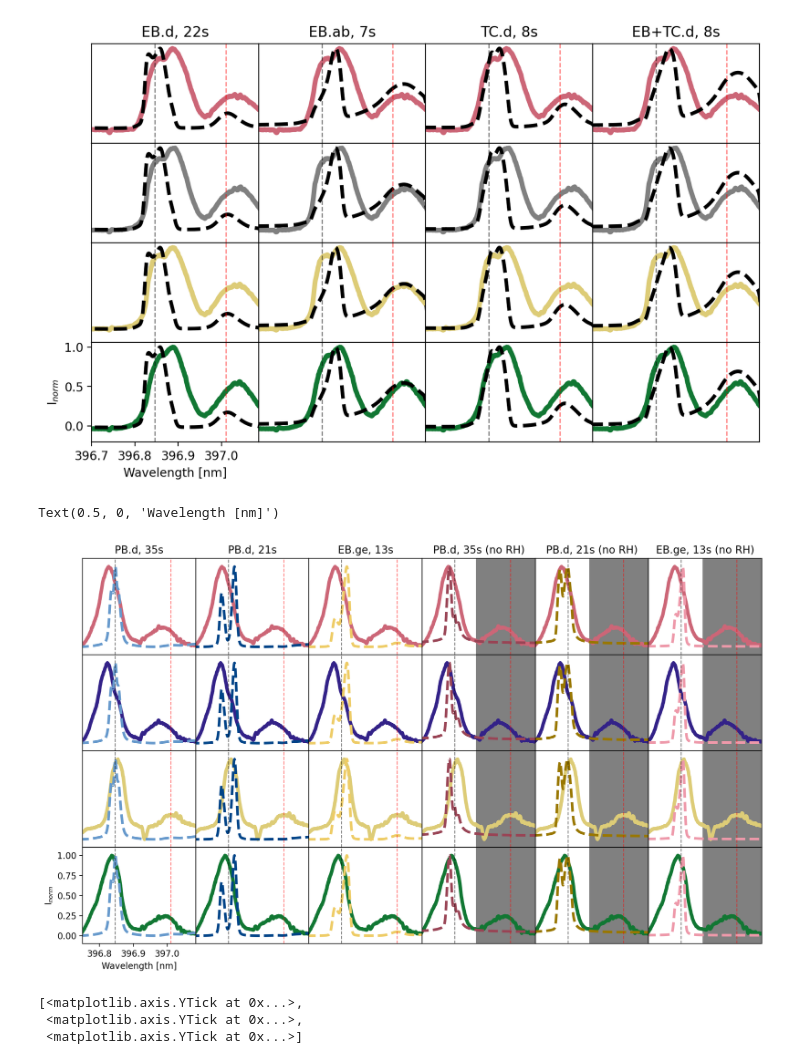
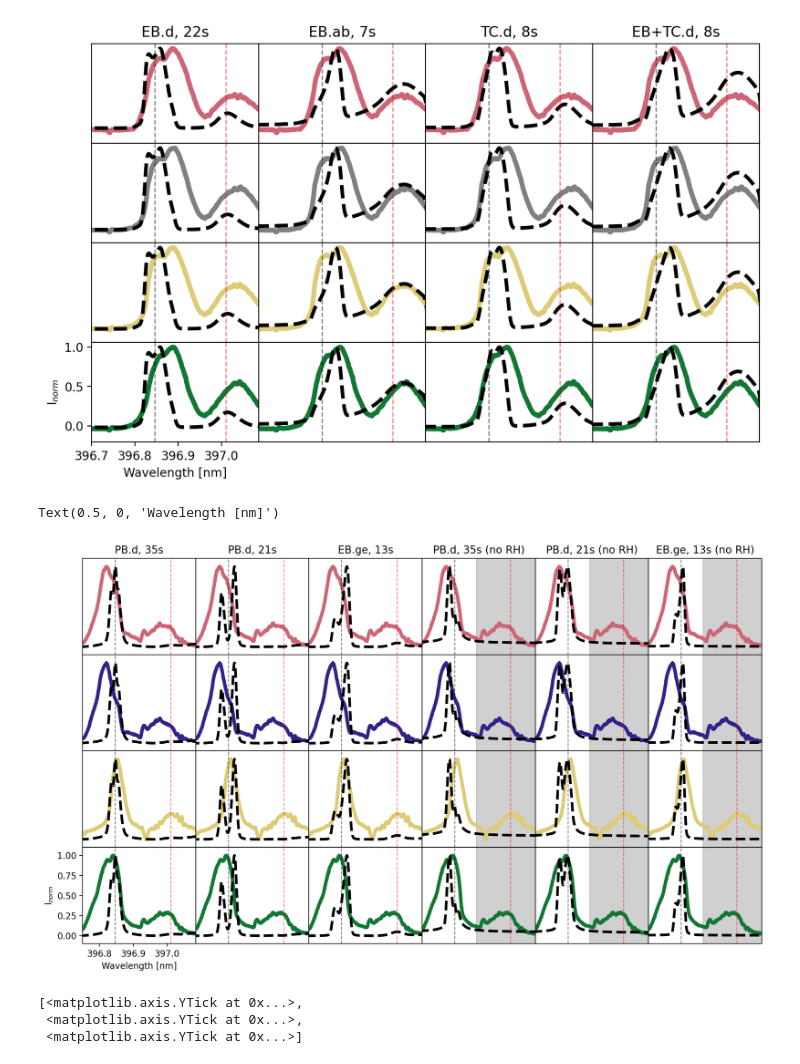
Before and after one commit to coletamburri2112/Flare_Patrol_Analysis, a Jupyter notebook: NOTEBOOKS/11_Aug_2024_Flare_Paper_Plots/11Aug2024_DKIST_RADYN+RH_CaIIH_Heps.ipynb, the cells around one changed output. Cells and saved outputs as stored; diff of their text form; code cells hidden in the pictures.

```diff
--- a/NOTEBOOKS/11_Aug_2024_Flare_Paper_Plots/11Aug2024_DKIST_RADYN+RH_CaIIH_Heps.ipynb
+++ b/NOTEBOOKS/11_Aug_2024_Flare_Paper_Plots/11Aug2024_DKIST_RADYN+RH_CaIIH_Heps.ipynb
@@ -541,19 +546,35 @@ for i in range(len(models)):
             yconv1=psf_adjust(model1_copy_wl,model1_copy_int,fwhm,dkist_wl)
 
     if feature=='blueshift':
-        model_choiceqs = np.load(base+modelnameqs1)
-        caiih_indsh20 = np.where((model_choice1['wl_rh']>396.7) & (model_choice1['wl_rh']< 397.94))
 
-        model_choice1_wl = model_choice1['wl_rh'][caiih_indsh20]
-        model_choice1_int = model_choice1['int_rh'][caiih_indsh20]
-        model_choice1_wlshift = model_choice1_wl-lamb0
-        model_choice1_wlshift_hep = model_choice1_wl-lamb1
+        if i == 0 or i == 1:
+            model_choiceqs = np.load(base+modelnameqs1_PBd)
+            caiih_indsh20 = np.where((model_choice1['wl_rh']>396.7) & (model_choice1['wl_rh']< 397.94))
 
-        model1_copy_int = model_choice1_int
-        model1_copy_wl = model_choice1_wl
-        yconvqs = psf_adjust(model_choiceqs_wl,model_choiceqs_int,fwhm,dkist_wl)
+            model_choice1_wl = model_choice1['wl_rh'][caiih_indsh20]
+            model_choice1_int = model_choice1['int_rh'][caiih_indsh20]
+            model_choice1_wlshift = model_choice1_wl-lamb0
+            model_choice1_wlshift_hep = model_choice1_wl-lamb1
 
-        yconv1=psf_adjust(model1_copy_wl,model1_copy_int,fwhm,dkist_wl)
+            model1_copy_int = model_choice1_int
+            model1_copy_wl = model_choice1_wl
+            yconvqs = psf_adjust(model_choiceqs_wl,model_choiceqs_int,fwhm,dkist_wl)
+
+            yconv1=psf_adjust(model1_copy_wl,model1_copy_int,fwhm,dkist_wl)
+        if i == 2:
+            model_choiceqs = np.load(base+modelnameqs1_EBge)
+            caiih_indsh20 = np.where((model_choice1['wl_rh']>396.7) & (model_choice1['wl_rh']< 397.94))
+
+            model_choice1_wl = model_choice1['wl_rh'][caiih_indsh20]
+            model_choice1_int = model_choice1['int_rh'][caiih_indsh20]
+            model_choice1_wlshift = model_choice1_wl-lamb0
+            model_choice1_wlshift_hep = model_choice1_wl-lamb1
+
+            model1_copy_int = model_choice1_int
+            model1_copy_wl = model_choice1_wl
+            yconvqs = psf_adjust(model_choiceqs_wl,model_choiceqs_int,fwhm,dkist_wl)
+
+            yconv1=psf_adjust(model1_copy_wl,model1_copy_int,fwhm,dkist_wl)
 
     if feature == 'red':
         # if feature == 'red':
@@ -796,37 +817,37 @@ modstyles = ['--','--','--','--','--','--']
 fig,ax=plt.subplots(4,6,dpi=200,figsize=(14,8))
 for i in range(len(choice_is)):
     for j in range(len(modelscomp)):
         ax[i,j].plot(dkist_wl,normalize_range(dkist_int[lowvisp+int(cc[choice_is[i]][0]),:,int(cc[choice_is[i]][1])],lowlim=500),alpha=1,linewidth=4,c=colors[i])
-        ax[i,j].plot(dkist_wl,normalize_range(modelscomp[j]),linewidth=3,color=modcolors[j],linestyle=modstyles[j])
+        ax[i,j].plot(dkist_wl,normalize_range(modelscomp[j]),linewidth=3,color='black',linestyle=modstyles[j])
         ax[i,j].set_xlim([396.75,397.084])
         ax[i,j].set_ylim([-0.1,1.1])
         if i!=3 or j!=0:
             ax[i,j].set_xticks([])
             ax[i,j].set_yticks([])
 
         if j >2:
-            ax[i,j].axvspan(396.91,397.09,color='grey')
-            ax[i,j].axvspan(396.91,397.09,color='grey')
+            ax[i,j].axvspan(396.91,397.09,color='grey',alpha=0.2)
+            ax[i,j].axvspan(396.91,397.09,color='grey',alpha=0.2)
 
 
 
         ax[i,j].axvline(396.846,c='black',linestyle='dashed',linewidth=1,alpha=0.5)
         ax[i,j].axvline(397.01,c='red',linestyle='dashed',linewidth=1,alpha=0.5)
 
 ax[0,0].set_title('PB.d, 35s')
 ax[0,1].set_title('PB.d, 21s')
 ax[0,2].set_title('EB.ge, 13s')
 ax[0,3].set_title('PB.d, 35s (no RH)')
 ax[0,4].set_title('PB.d, 21s (no RH)')
 ax[0,5].set_title('EB.ge, 13s (no RH)')
 
 fig.subplots_adjust(hspace=0, wspace=0)
 
 ax[3,0].set_ylabel(r'I$_{norm}$')
 ax[3,0].set_xlabel('Wavelength [nm]')
 # %% [output]
 Text(0.5, 0, 'Wavelength [nm]')
-[figure, old version]
+[figure, new version]
 # %%
 #for deepheating
 
```
Also changed, not shown: parts of 3 cells of this notebook, 1 other file.
